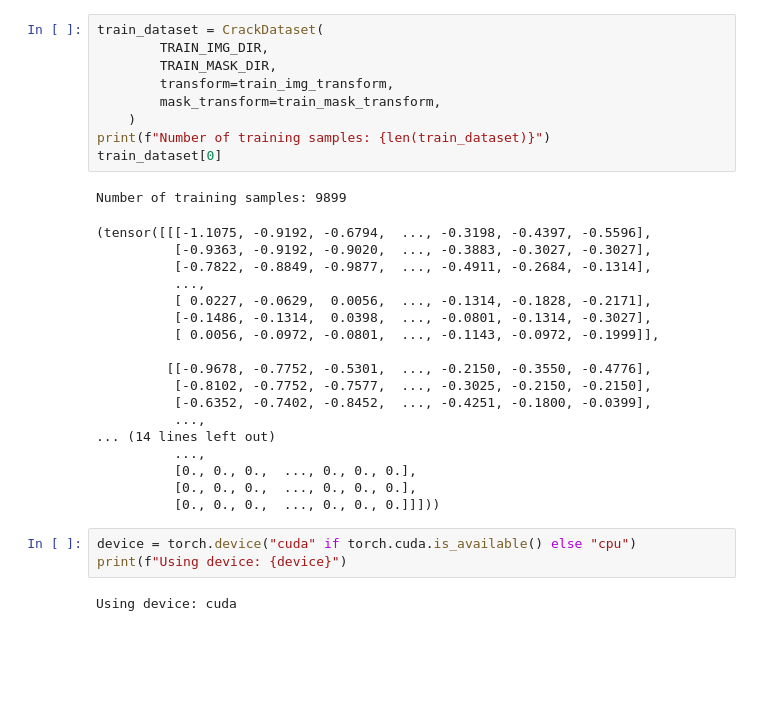
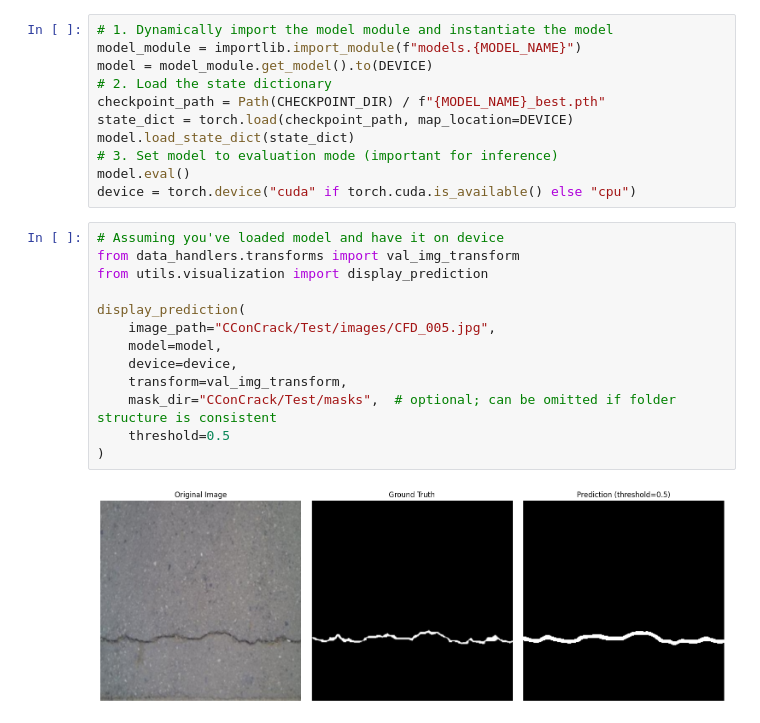
Before and after one commit to learnstructure/crack-seg, a Jupyter notebook: main.ipynb, the cells around one changed output. Drawn from its saved outputs; the diff is of its cells as text; blank space fills up the shorter version.

Commit message:
visualization added

```diff
--- a/main.ipynb
+++ b/main.ipynb
@@ -26,33 +25,26 @@ CConCrack\Train\images\CFD_002.jpg
-# %%
-train_dataset = CrackDataset(
-        TRAIN_IMG_DIR,
-        TRAIN_MASK_DIR,
-        transform=train_img_transform,
-        mask_transform=train_mask_transform,
-    )
-print(f"Number of training samples: {len(train_dataset)}")
-train_dataset[0]
-# %% [output]
-Number of training samples: 9899
-(tensor([[[-1.1075, -0.9192, -0.6794,  ..., -0.3198, -0.4397, -0.5596],
-          [-0.9363, -0.9192, -0.9020,  ..., -0.3883, -0.3027, -0.3027],
-          [-0.7822, -0.8849, -0.9877,  ..., -0.4911, -0.2684, -0.1314],
-          ...,
-          [ 0.0227, -0.0629,  0.0056,  ..., -0.1314, -0.1828, -0.2171],
-          [-0.1486, -0.1314,  0.0398,  ..., -0.0801, -0.1314, -0.3027],
-          [ 0.0056, -0.0972, -0.0801,  ..., -0.1143, -0.0972, -0.1999]],
-
-         [[-0.9678, -0.7752, -0.5301,  ..., -0.2150, -0.3550, -0.4776],
-          [-0.8102, -0.7752, -0.7577,  ..., -0.3025, -0.2150, -0.2150],
-          [-0.6352, -0.7402, -0.8452,  ..., -0.4251, -0.1800, -0.0399],
-          ...,
-... (14 lines left out)
-          ...,
-          [0., 0., 0.,  ..., 0., 0., 0.],
-          [0., 0., 0.,  ..., 0., 0., 0.],
-          [0., 0., 0.,  ..., 0., 0., 0.]]]))
-# %%
-device = torch.device("cuda" if torch.cuda.is_available() else "cpu")
-print(f"Using device: {device}")
-# %% [output]
-Using device: cuda
+# %%
+# 1. Dynamically import the model module and instantiate the model
+model_module = importlib.import_module(f"models.{MODEL_NAME}")
+model = model_module.get_model().to(DEVICE)
+# 2. Load the state dictionary
+checkpoint_path = Path(CHECKPOINT_DIR) / f"{MODEL_NAME}_best.pth"
+state_dict = torch.load(checkpoint_path, map_location=DEVICE)
+model.load_state_dict(state_dict)
+# 3. Set model to evaluation mode (important for inference)
+model.eval()
+device = torch.device("cuda" if torch.cuda.is_available() else "cpu")
+# %%
+# Assuming you've loaded model and have it on device
+from data_handlers.transforms import val_img_transform
+from utils.visualization import display_prediction
+
+display_prediction(
+    image_path="CConCrack/Test/images/CFD_005.jpg",
+    model=model,
+    device=device,
+    transform=val_img_transform,
+    mask_dir="CConCrack/Test/masks",  # optional; can be omitted if folder structure is consistent
+    threshold=0.5
+)
+# %% [output]
+[figure, added]
```
Also changed, not shown: parts of 2 cells of this notebook, 3 other files.
